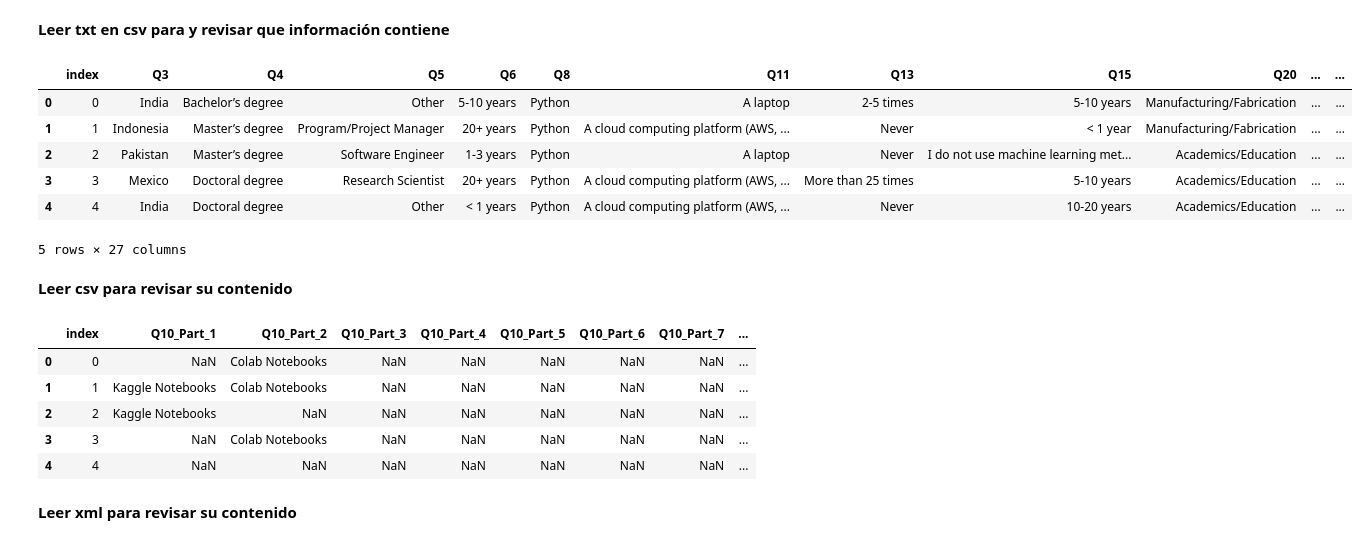
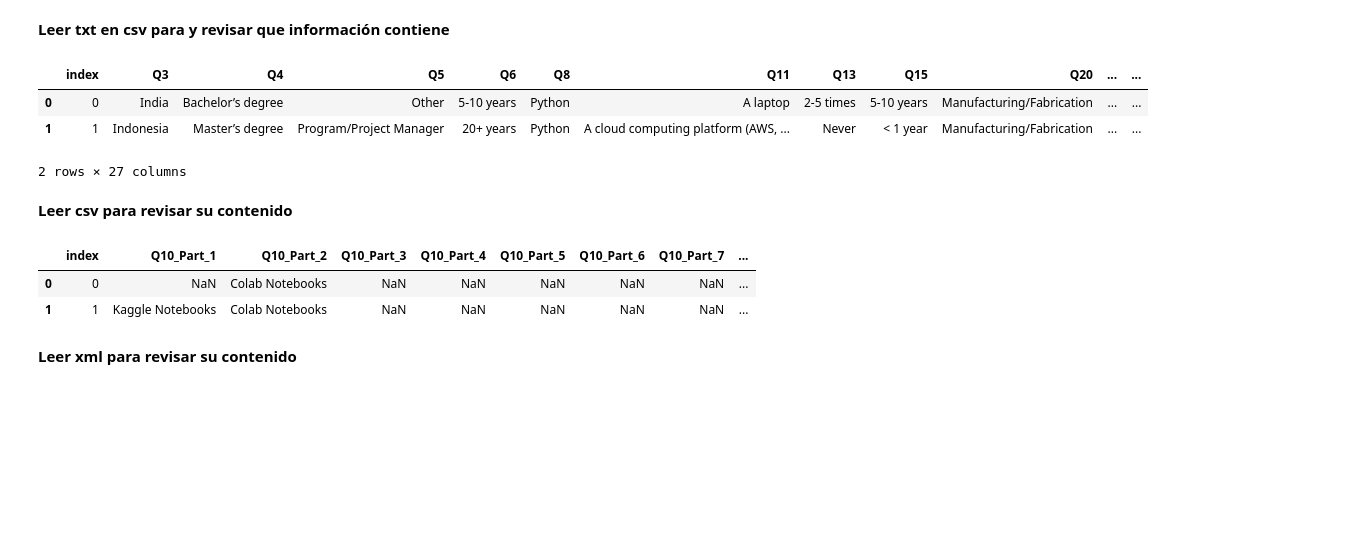
Before and after one commit to Adalab/project-da-promo-A-module-2-team-2, a Jupyter notebook: Proyecto 2.ipynb, the cells around one changed output. Cells and saved outputs as stored; diff of their text form; code cells hidden in the pictures; blank space fills up the shorter version.

```diff
--- a/Proyecto 2.ipynb
+++ b/Proyecto 2.ipynb
@@ -6,27 +6,21 @@ import numpy as np
 **Leer txt en csv para y revisar que información contiene**
 # %%
 archivo_txt = pd.read_csv("./data_txt_clean.txt", sep= ";")
-archivo_txt.head()
+archivo_txt.head(2)
 # %% [output]
 |  | index | Q3 | Q4 | Q5 | Q6 | Q8 | Q11 | Q13 | Q15 | Q20 | ... | ... |
 | 0 | 0 | India | Bachelor’s degree | Other | 5-10 years | Python | A laptop | 2-5 times | 5-10 years | Manufacturing/Fabrication | ... | ... |
 | 1 | 1 | Indonesia | Master’s degree | Program/Project Manager | 20+ years | Python | A cloud computing platform (AWS, ... | Never | < 1 year | Manufacturing/Fabrication | ... | ... |
-| 2 | 2 | Pakistan | Master’s degree | Software Engineer | 1-3 years | Python | A laptop | Never | I do not use machine learning met... | Academics/Education | ... | ... |
-| 3 | 3 | Mexico | Doctoral degree | Research Scientist | 20+ years | Python | A cloud computing platform (AWS, ... | More than 25 times | 5-10 years | Academics/Education | ... | ... |
-| 4 | 4 | India | Doctoral degree | Other | < 1 years | Python | A cloud computing platform (AWS, ... | Never | 10-20 years | Academics/Education | ... | ... |
-5 rows × 27 columns
+2 rows × 27 columns
 # %% [markdown]
 **Leer csv para revisar su contenido**
 # %%
 archivo_csv = pd.read_csv("./exported_db_data.csv")
-archivo_csv.head()
+archivo_csv.head(2)
 # %% [output]
 |  | index | Q10_Part_1 | Q10_Part_2 | Q10_Part_3 | Q10_Part_4 | Q10_Part_5 | Q10_Part_6 | Q10_Part_7 | ... |
 | 0 | 0 | NaN | Colab Notebooks | NaN | NaN | NaN | NaN | NaN | ... |
 | 1 | 1 | Kaggle Notebooks | Colab Notebooks | NaN | NaN | NaN | NaN | NaN | ... |
-| 2 | 2 | Kaggle Notebooks | NaN | NaN | NaN | NaN | NaN | NaN | ... |
-| 3 | 3 | NaN | Colab Notebooks | NaN | NaN | NaN | NaN | NaN | ... |
-| 4 | 4 | NaN | NaN | NaN | NaN | NaN | NaN | NaN | ... |
 # %% [markdown]
 **Leer xml para revisar su contenido**
 # %%
```
Also changed, not shown: parts of 13 cells of this notebook.
